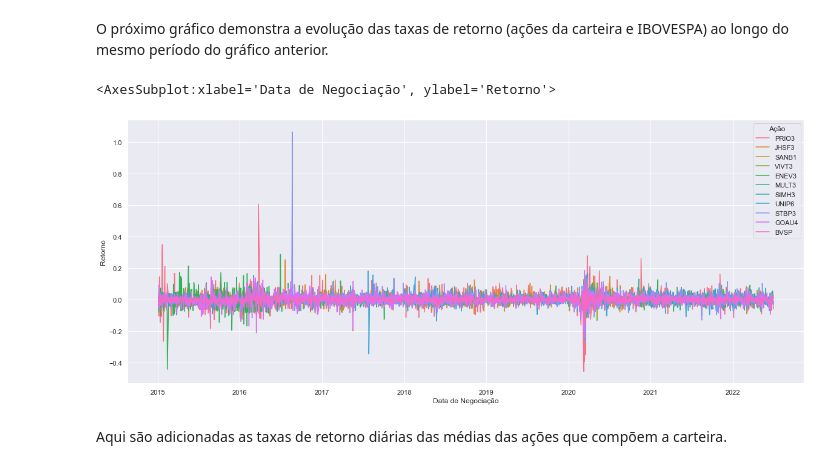
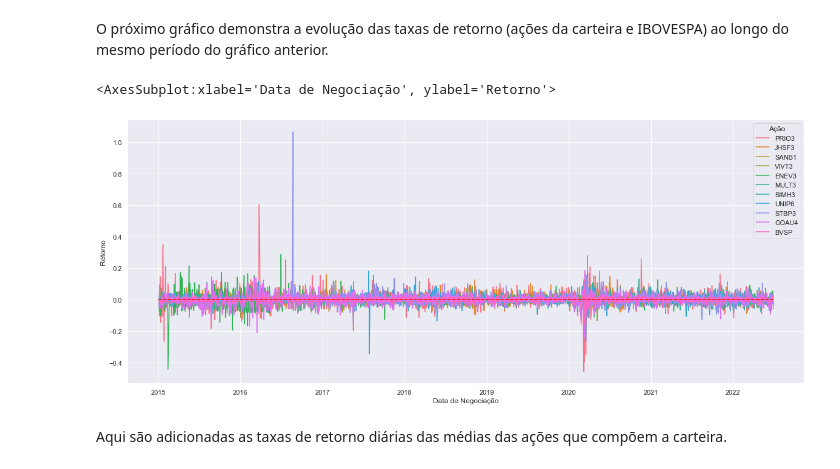
Before and after one commit to pauloceliojr/aedi-prova-final, a Jupyter notebook: prova_final.ipynb, the cells around one changed output. Saved outputs shown, nothing was run; the diff lists cells and outputs as text; code cells hidden in the pictures.

```diff
--- a/prova_final.ipynb
+++ b/prova_final.ipynb
@@ -372,11 +372,12 @@ taxas_retorno["BVSP"] = np.log(bvsp["BVSP"]/bvsp["BVSP"].shift(1))
 taxas_retorno_melted = pd.melt(taxas_retorno, id_vars=["Data de Negociação"], var_name="Ação", value_name="Retorno")
 # %%
 ax = sns.lineplot(data=taxas_retorno_melted, x="Data de Negociação", y="Retorno", hue="Ação")
+ax.hlines(y=0, xmin=taxas_retorno_melted.iloc[0]["Data de Negociação"], xmax=taxas_retorno_melted.iloc[-1]["Data de Negociação"], colors='red', linestyles='dashed')
 ax.figure.set_size_inches(20, 8)
 ax
 # %% [output]
 <AxesSubplot:xlabel='Data de Negociação', ylabel='Retorno'>
-[figure, old version]
+[figure, new version]
 # %% [markdown]
 Aqui são adicionadas as taxas de retorno diárias das médias das ações que compõem a carteira.
 # %%
```
Also changed, not shown: parts of 3 cells of this notebook.
